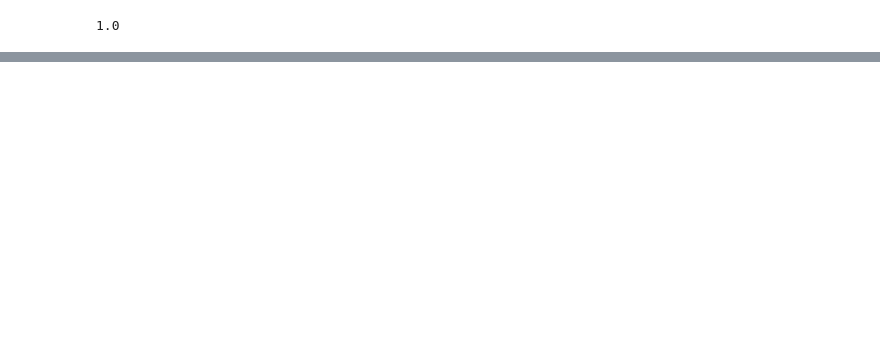
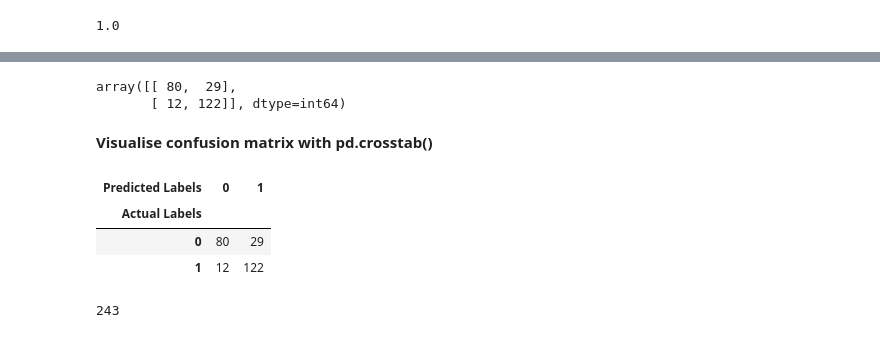
Before and after one commit to Tower5954/SciKit-Learn_Intro, a Jupyter notebook: 4. Evaluating a Model.ipynb, the cells around one changed output, grey strips where cells are left out. Drawn from its saved outputs; the diff is of its cells as text; code cells hidden in the pictures; blank space fills up the shorter version.

```diff
--- a/4. Evaluating a Model.ipynb
+++ b/4. Evaluating a Model.ipynb
@@ -294,0 +305,25 @@ roc_auc_score(y_test, y_test)
+# %%
+from sklearn.metrics import confusion_matrix
+
+y_preds = clf.predict(X_test)
+
+confusion_matrix(y_test, y_preds)
+# %% [output]
+array([[ 80,  29],
+       [ 12, 122]], dtype=int64)
+# %% [markdown]
+**Visualise confusion matrix with pd.crosstab()**
+# %%
+pd.crosstab(y_test,
+            y_preds,
+            rownames=['Actual Labels'],
+            colnames=['Predicted Labels'])
+# %% [output]
+| Predicted Labels | 0 | 1 |
+| Actual Labels |  |  |
+| 0 | 80 | 29 |
+| 1 | 12 | 122 |
+# %%
+len(X_test)
+# %% [output]
+243
```
Also changed, not shown: parts of 20 cells of this notebook.
